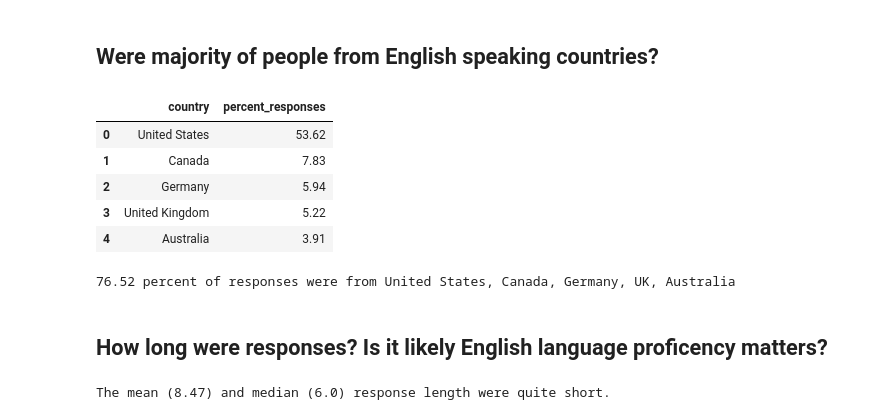
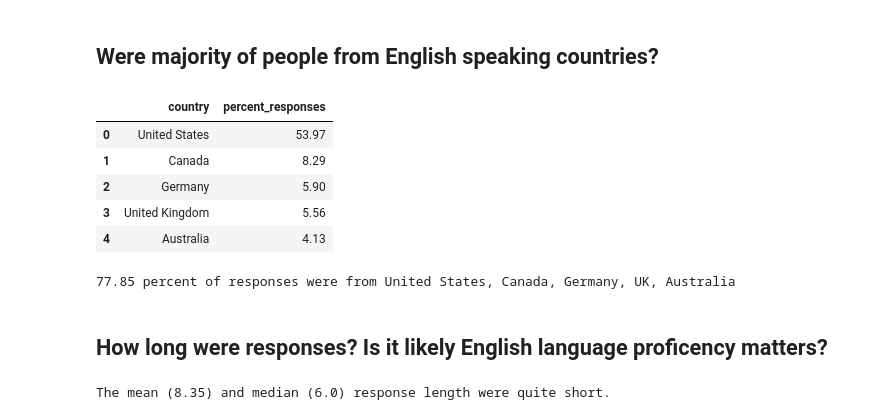
Before and after one commit to josh-ashkinaze/netcreate_pnas, a Jupyter notebook: scripts/analyze_experiment/1_get_data.ipynb, the cells around one changed output. Saved outputs shown, nothing was run; the diff lists cells and outputs as text; code cells hidden in the pictures.

```diff
--- a/scripts/analyze_experiment/1_get_data.ipynb
+++ b/scripts/analyze_experiment/1_get_data.ipynb
@@ -865,20 +852,22 @@ plt.show()
 ## Were majority of people from English speaking countries?
 # %%
 #  Wank to know (1) what percentage of participants were from countries with high english speaking proficency and (2) average number of words of response
+df = pd.read_csv("../../data/experiment_data/data_clean.csv")
+
 country_df = df['country'].value_counts(normalize=True).reset_index().head(5)
 country_df.columns = ['country', 'percent_responses']
 country_df['percent_responses'] = np.round(country_df['percent_responses']*100,2)
 display(country_df)
 sum_percent = country_df['percent_responses'].sum()
 print(f"{sum_percent} percent of responses were from United States, Canada, Germany, UK, Australia")
 # %% [output]
 |  | country | percent_responses |
-| 0 | United States | 53.62 |
-| 1 | Canada | 7.83 |
-| 2 | Germany | 5.94 |
-| 3 | United Kingdom | 5.22 |
-| 4 | Australia | 3.91 |
+| 0 | United States | 53.97 |
+| 1 | Canada | 8.29 |
+| 2 | Germany | 5.90 |
+| 3 | United Kingdom | 5.56 |
+| 4 | Australia | 4.13 |
-76.52 percent of responses were from United States, Canada, Germany, UK, Australia
+77.85 percent of responses were from United States, Canada, Germany, UK, Australia
 # %% [markdown]
 ## How long were responses? Is it likely English language proficency matters?
 # %%
@@ -890,4 +879,4 @@ med_words = np.round(np.median(df['n_words']),2)
 
 print(f"The mean ({mean_words}) and median ({med_words}) response length were quite short.")
 # %% [output]
-The mean (8.47) and median (6.0) response length were quite short.
+The mean (8.35) and median (6.0) response length were quite short.
```
Also changed, not shown: parts of 11 cells of this notebook.
